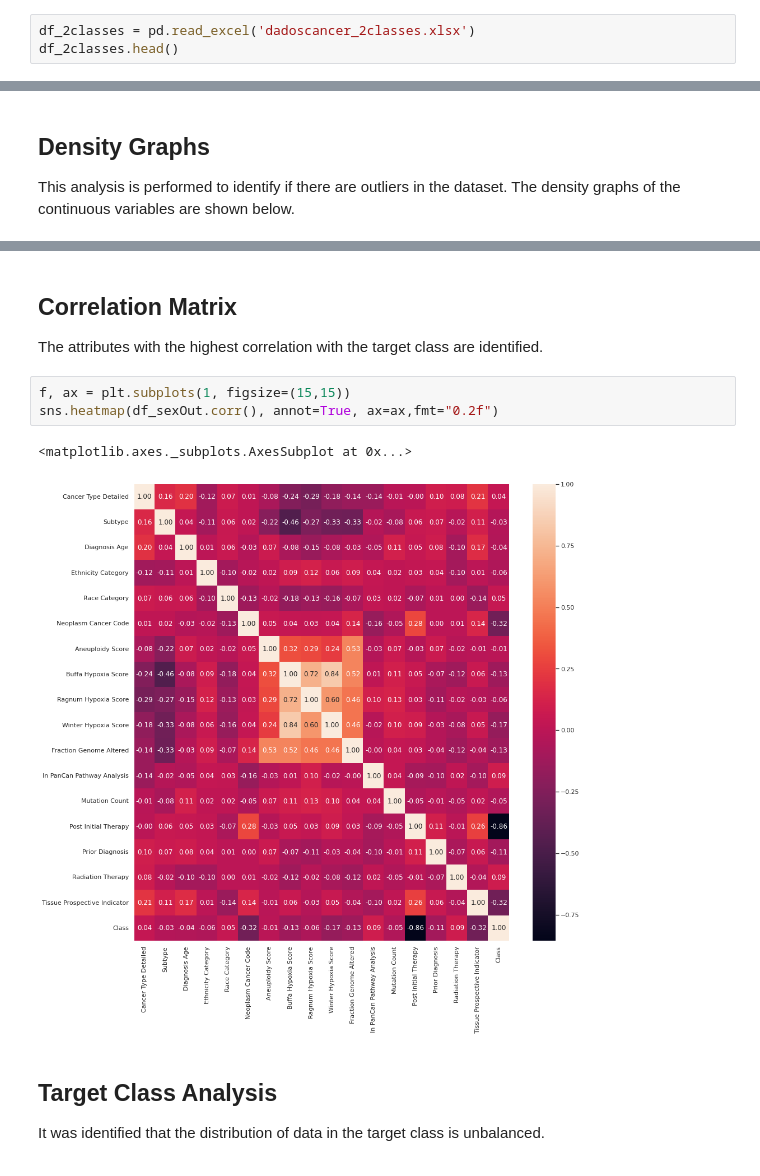
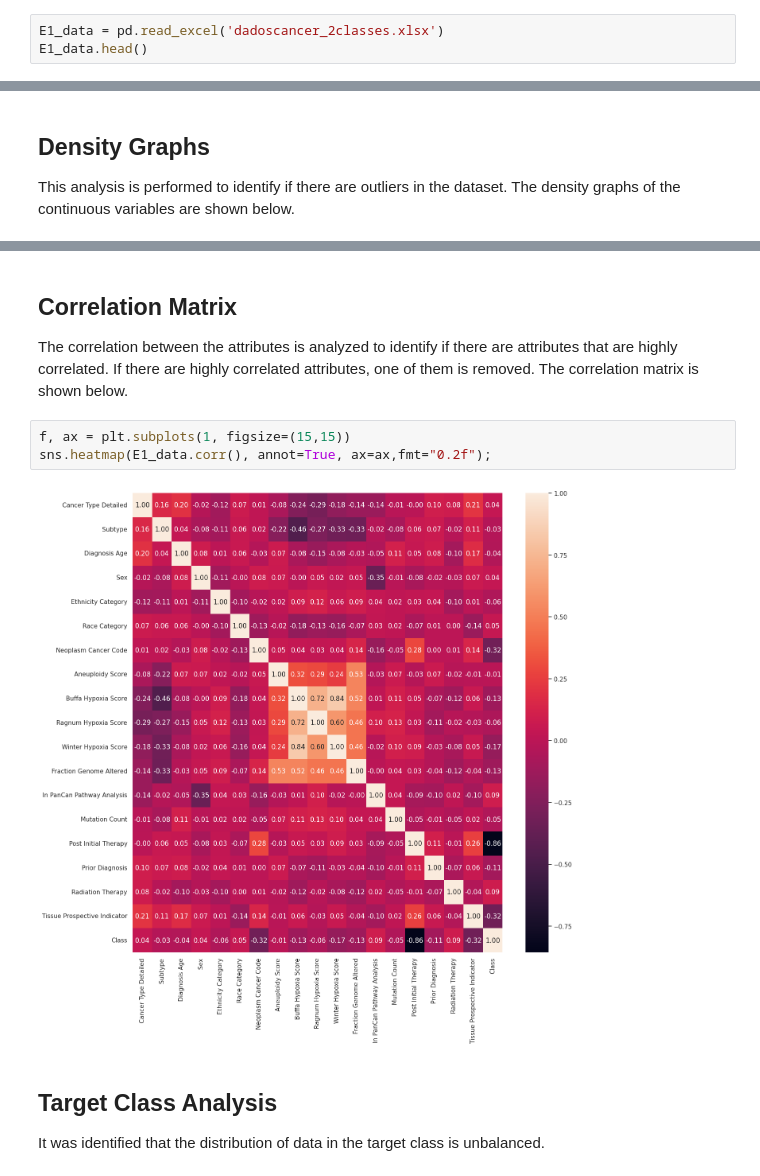
Before and after one commit to DiegoPaezA/Cancer-Classification, a Jupyter notebook: Projeto_DS_2023.ipynb, the cells around one changed output, grey strips where cells are left out. Saved outputs shown, nothing was run; the diff lists cells and outputs as text.

```diff
--- a/Projeto_DS_2023.ipynb
+++ b/Projeto_DS_2023.ipynb
@@ -71,8 +84,8 @@ from sklearn.model_selection import GridSearchCV
 
 The dataset is studied to identify missing data, analyze the correlation between the attributes and the target class, observe if there is an imbalance in the target class and identify if it is necessary to apply regularization to the data.
 # %%
-df_2classes = pd.read_excel('dadoscancer_2classes.xlsx')
-df_2classes.head()
+E1_data = pd.read_excel('dadoscancer_2classes.xlsx')
+E1_data.head()
 # %% [output]
 |  | Cancer Type Detailed | Subtype | Diagnosis Age | Sex | Ethnicity Category | Race Category | ... |
 | 0 | 2 | 2 | 55 | 0 | 1 | 2 | ... |
@@ -211,13 +198,12 @@ memory usage: 48.5 KB
-# %% [markdown]
-## Correlation Matrix
-
-The attributes with the highest correlation with the target class are identified.
+# %% [markdown]
+## Correlation Matrix
+
+The correlation between the attributes is analyzed to identify if there are attributes that are highly correlated. If there are highly correlated attributes, one of them is removed. The correlation matrix is shown below.
 # %%
 f, ax = plt.subplots(1, figsize=(15,15))
-sns.heatmap(df_sexOut.corr(), annot=True, ax=ax,fmt="0.2f")
+sns.heatmap(E1_data.corr(), annot=True, ax=ax,fmt="0.2f");
 # %% [output]
-<matplotlib.axes._subplots.AxesSubplot at 0x...>
-[figure, old version]
+[figure, new version]
 # %% [markdown]
 ## Target Class Analysis
 
```
Also changed, not shown: parts of 27 cells of this notebook.
